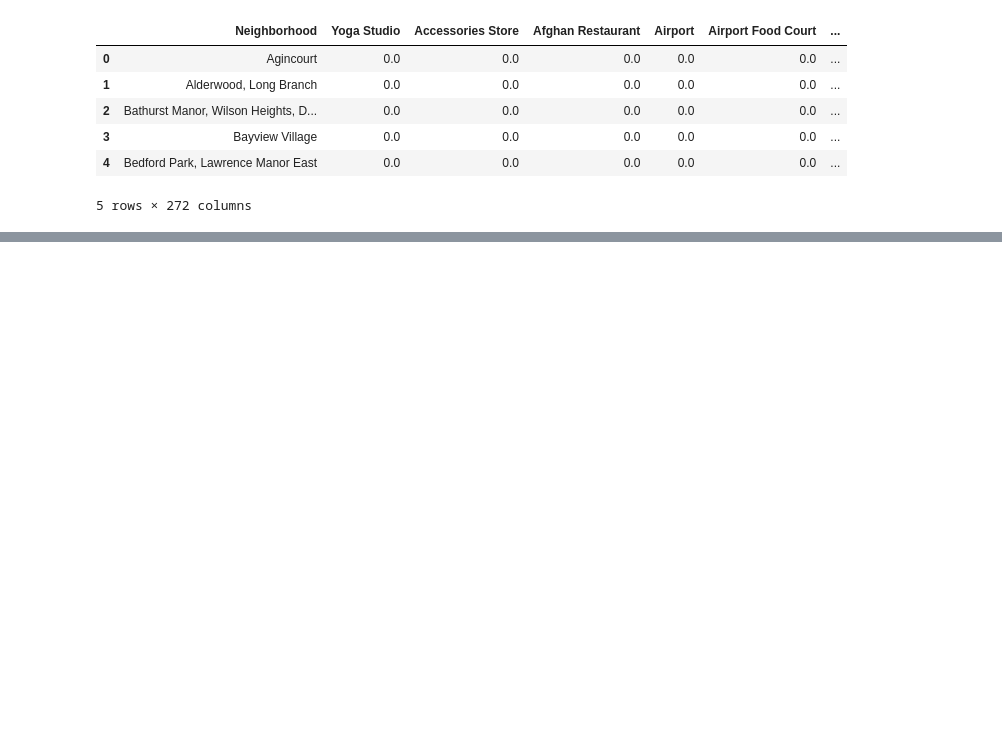
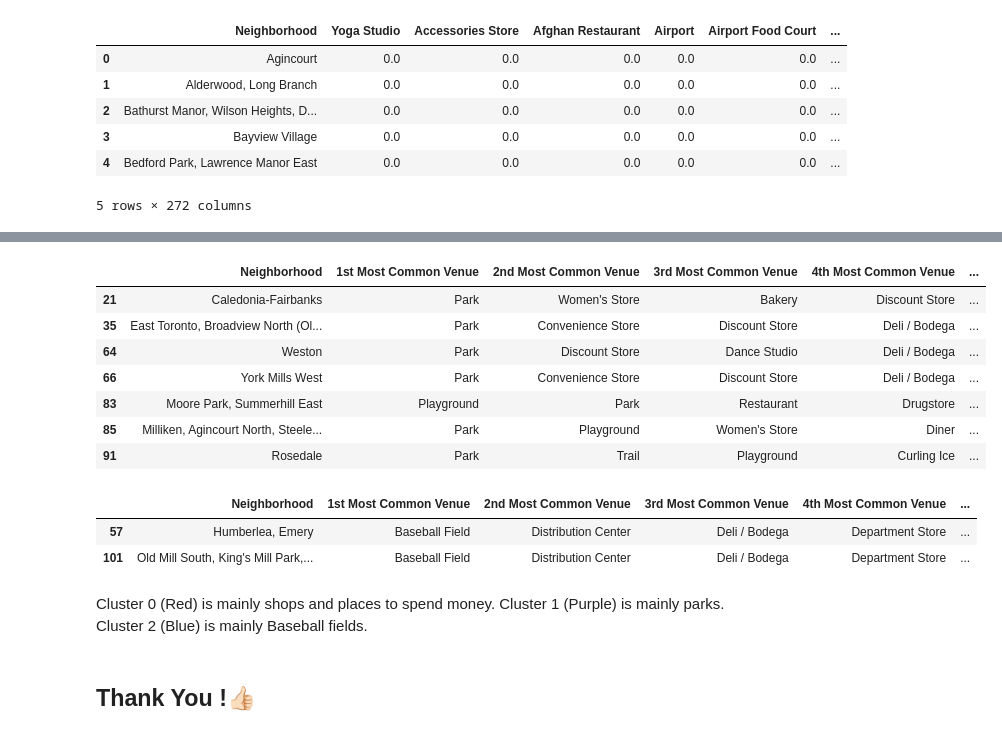
Before and after one commit to indraneel207/Coursera, a Jupyter notebook: Applied Data Science Capstone.ipynb, the cells around one changed output, grey strips where cells are left out. Drawn from its saved outputs; the diff is of its cells as text; code cells hidden in the pictures; blank space fills up the shorter version.

Commit message:
Published from Watson Studio.

```diff
--- a/Applied Data Science Capstone.ipynb
+++ b/Applied Data Science Capstone.ipynb
@@ -295,0 +444,25 @@ for hood in toronto_grouped['Neighborhood']:
+# %%
+#Cluster 1 (Purple Color)
+toronto_merged.loc[toronto_merged['Cluster Labels'] == 1, toronto_merged.columns[[1] + list(range(5, toronto_merged.shape[1]))]]
+# %% [output]
+|  | Neighborhood | 1st Most Common Venue | 2nd Most Common Venue | 3rd Most Common Venue | 4th Most Common Venue | ... |
+| 21 | Caledonia-Fairbanks | Park | Women's Store | Bakery | Discount Store | ... |
+| 35 | East Toronto, Broadview North (Ol... | Park | Convenience Store | Discount Store | Deli / Bodega | ... |
+| 64 | Weston | Park | Discount Store | Dance Studio | Deli / Bodega | ... |
+| 66 | York Mills West | Park | Convenience Store | Discount Store | Deli / Bodega | ... |
+| 83 | Moore Park, Summerhill East | Playground | Park | Restaurant | Drugstore | ... |
+| 85 | Milliken, Agincourt North, Steele... | Park | Playground | Women's Store | Diner | ... |
+| 91 | Rosedale | Park | Trail | Playground | Curling Ice | ... |
+# %%
+#Cluster 2 (Blue color)
+toronto_merged.loc[toronto_merged['Cluster Labels'] == 2, toronto_merged.columns[[1] + list(range(5, toronto_merged.shape[1]))]]
+# %% [output]
+|  | Neighborhood | 1st Most Common Venue | 2nd Most Common Venue | 3rd Most Common Venue | 4th Most Common Venue | ... |
+| 57 | Humberlea, Emery | Baseball Field | Distribution Center | Deli / Bodega | Department Store | ... |
+| 101 | Old Mill South, King's Mill Park,... | Baseball Field | Distribution Center | Deli / Bodega | Department Store | ... |
+# %% [markdown]
+Cluster 0 (Red) is mainly shops and places to spend money.
+Cluster 1 (Purple) is mainly parks.
+Cluster 2 (Blue) is mainly Baseball fields.
+# %% [markdown]
+## Thank You !👍🏻
```
Also changed, not shown: parts of 19 cells of this notebook.
